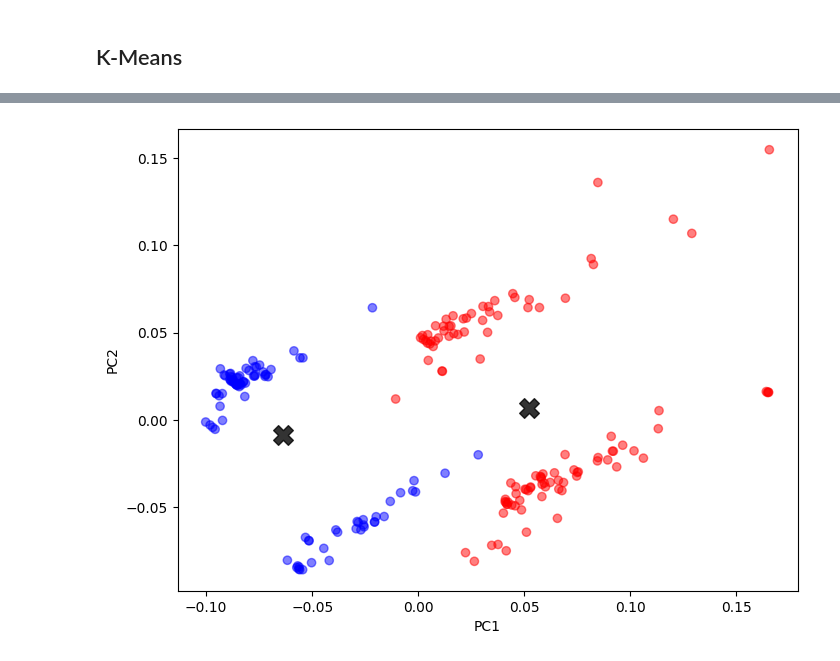
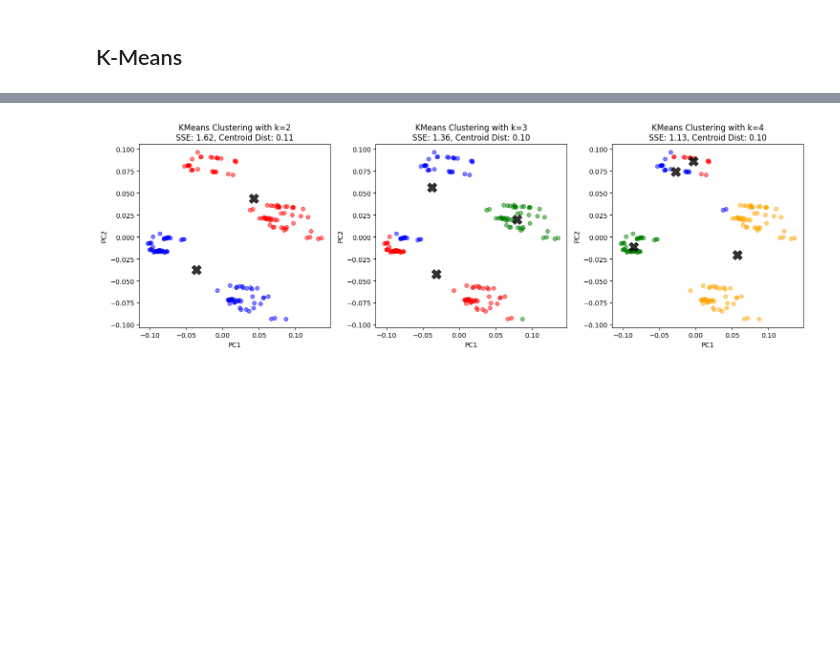
Before and after one commit to Quote023/IF684-Sistemas_Inteligentes_II, a Jupyter notebook: mini_projetos/mini_projeto3.ipynb, the cells around one changed output, grey strips where cells are left out. Saved outputs shown, nothing was run; the diff lists cells and outputs as text; code cells hidden in the pictures; blank space fills up the shorter version.

```diff
--- a/mini_projetos/mini_projeto3.ipynb
+++ b/mini_projetos/mini_projeto3.ipynb
@@ -125,16 +129,24 @@ plt.show()
+# %%
+trainData = trainData.drop(trainData[trainData["Fare"] > 200].index)
 # %%
 count = len(trainData.columns)
 width = 3
-figure, axis = plt.subplots(int(np.ceil(count/width)), width, figsize=(15, 10))
+figure, axis = plt.subplots(int((count + width - 1) / width), width, figsize=(15, 10))
 figure.suptitle("Full Data", fontsize=20)
 
-for i,attr in enumerate(trainData.columns):
-    x,y = [int(np.ceil(i/width)), int(np.ceil(i % width))]
+for i, attr in enumerate(trainData.columns):
+    x, y = divmod(i, width)
     labels = trainData[attr].astype(float).unique()
     labels.sort()
     values = trainData[attr].value_counts().sort_index()
-    axis[x,y].bar(labels, values)
-    axis[x,y].set_title(attr)
+    axis[x, y].bar(labels, values)
+    axis[x, y].set_title(attr)
 
+# Hide empty subplots
+for i in range(count, int((count + width - 1) / width) * width):
+    x, y = divmod(i, width)
+    figure.delaxes(axis[x, y])
+
+plt.tight_layout()
 plt.show()
 # %% [output]
@@ -178,18 +193,29 @@ plt.show()
 # %%
-kmeans = KMeans(n_clusters=2)
-kmeans.fit(trainData)
+k_values = [2, 3, 4]
 
-pca = PCA(n_components=2)
-X_pca = pca.fit_transform(trainData.values)
+fig, axes = plt.subplots(1, len(k_values), figsize=(15, 5))
 
-fig, ax = plt.subplots(figsize=(8, 6))
+for i, k in enumerate(k_values):
+    kmeans = KMeans(n_clusters=k)
+    kmeans.fit(trainData)
 
-colors = np.array(['red', 'blue'])
-ax.scatter(X_pca[:, 0], X_pca[:, 1], c=colors[kmeans.labels_], alpha=0.5)
-ax.scatter(pca.transform(kmeans.cluster_centers_)[:, 0], pca.transform(kmeans.cluster_centers_)[:, 1],
-           c='black', s=200, alpha=0.8, marker='X')
-ax.set_xlabel('PC1')
-ax.set_ylabel('PC2')
+    pca = PCA(n_components=2)
+    X_pca = pca.fit_transform(trainData.values)
+
+    colors = np.array(['red', 'blue', 'green', 'orange', 'pink'])  # Adjust colors if k > 4
+    axes[i].scatter(X_pca[:, 0], X_pca[:, 1], c=colors[kmeans.labels_], alpha=0.5)
+    axes[i].scatter(pca.transform(kmeans.cluster_centers_)[:, 0], pca.transform(kmeans.cluster_centers_)[:, 1],
+                    c='black', s=200, alpha=0.8, marker='X')
+    axes[i].set_title(f'KMeans Clustering with k={k}')
+    #cluster distances
+    sse = kmeans.inertia_
+    centroids_dist = np.linalg.norm(kmeans.cluster_centers_[0] - kmeans.cluster_centers_[1])  # Euclidean distance
+    axes[i].set_xlabel('PC1')
+    axes[i].set_ylabel('PC2')
+    axes[i].set_title(f'KMeans Clustering with k={k}\nSSE: {sse:.2f}, Centroid Dist: {centroids_dist:.2f}')
+
+
+plt.tight_layout()
 plt.show()
 # %% [output]
-[figure, old version]
+[figure, new version]
```
Also changed, not shown: parts of 12 cells of this notebook.
